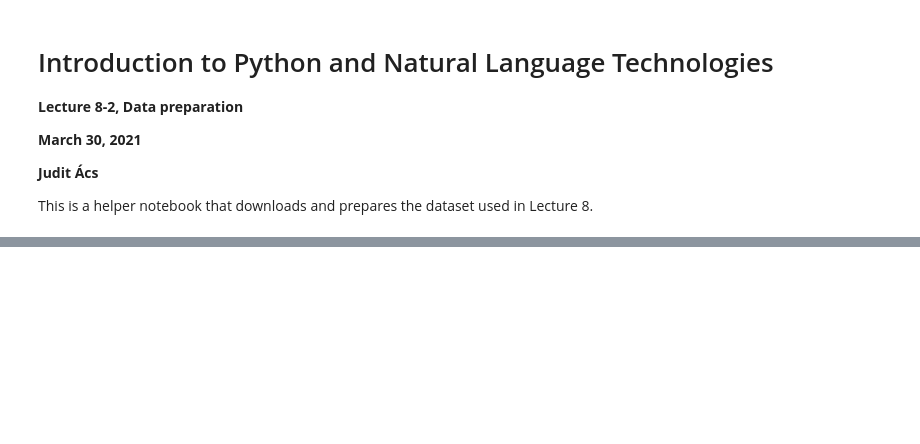
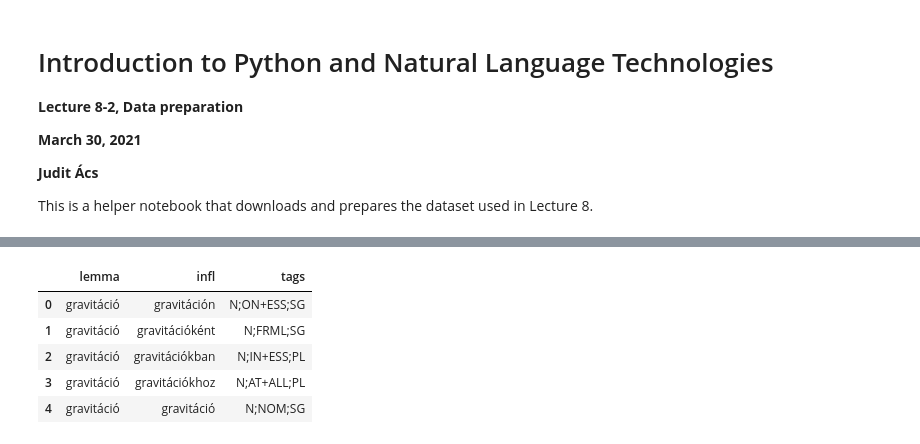
Before and after one commit to bmeaut/python_nlp_2021_spring, a Jupyter notebook: lectures/08_Prepare_unimorph_data.ipynb, the cells around one changed output, grey strips where cells are left out. Cells and saved outputs as stored; diff of their text form; code cells hidden in the pictures; blank space fills up the shorter version.

```diff
--- a/lectures/08_Prepare_unimorph_data.ipynb
+++ b/lectures/08_Prepare_unimorph_data.ipynb
@@ -26,5 +32,13 @@ stderr
 # %%
 hun = pd.read_table(f"{unimorph_path}/hun", names=['lemma', 'infl', 'tags'], skip_blank_lines=True)
+hun.head()
+# %% [output]
+|  | lemma | infl | tags |
+| 0 | gravitáció | gravitáción | N;ON+ESS;SG |
+| 1 | gravitáció | gravitációként | N;FRML;SG |
+| 2 | gravitáció | gravitációkban | N;IN+ESS;PL |
+| 3 | gravitáció | gravitációkhoz | N;AT+ALL;PL |
+| 4 | gravitáció | gravitáció | N;NOM;SG |
 # %%
 hun['pos'] = hun.tags.str[0]
 # %%
```
Also changed, not shown: parts of 10 cells of this notebook, 1 other file.
